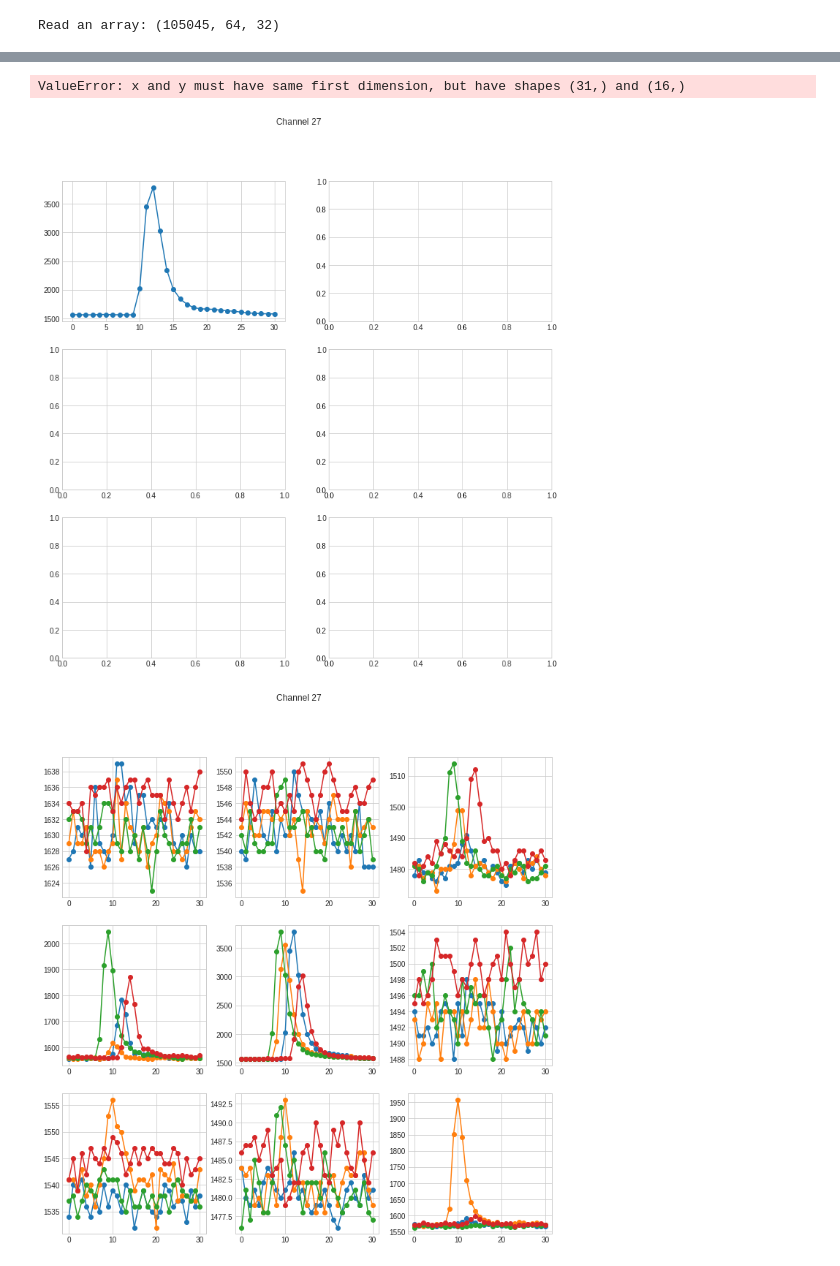
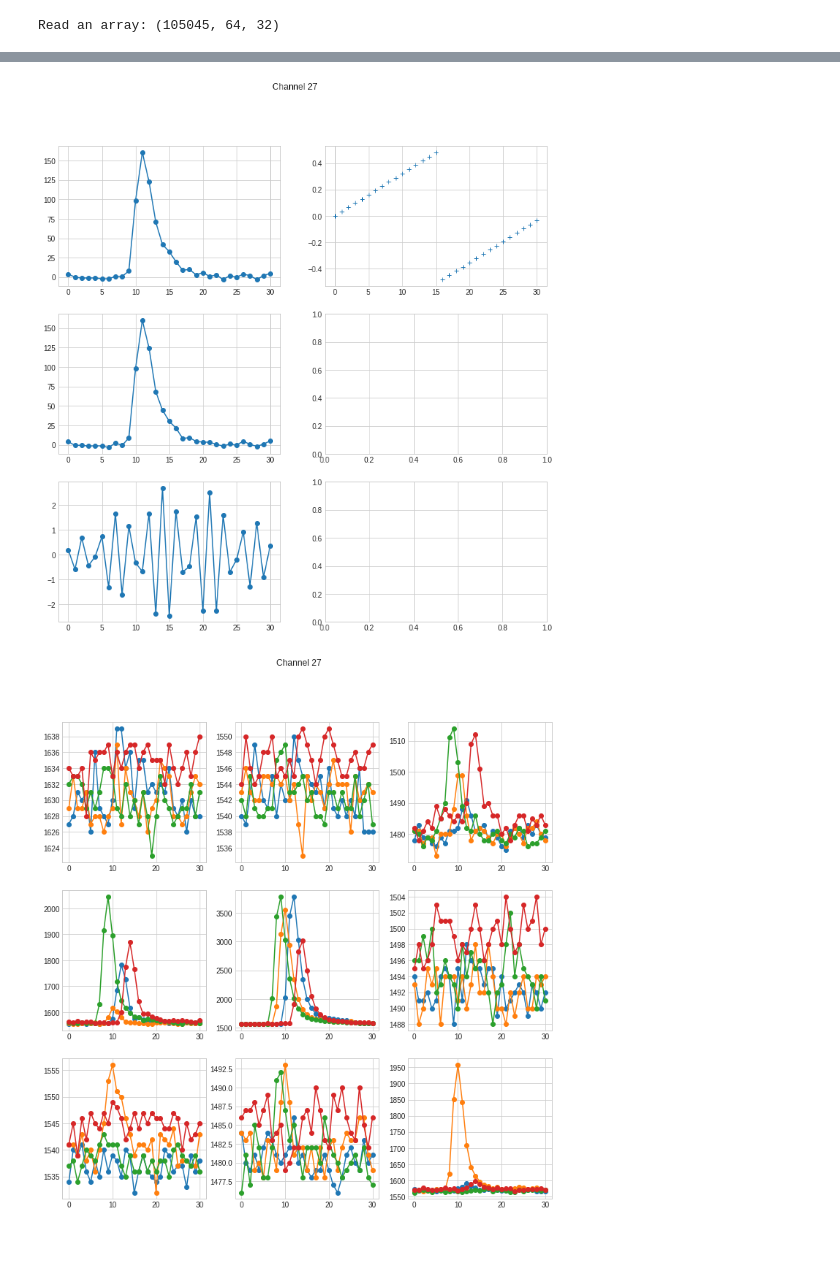
Before and after one commit to regmi-sijan/ml4cal, a Jupyter notebook: testbeam/fft.ipynb, the cells around one changed output, grey strips where cells are left out. Cells and saved outputs as stored; diff of their text form; code cells hidden in the pictures.

```diff
--- a/testbeam/fft.ipynb
+++ b/testbeam/fft.ipynb
@@ -35,45 +35,55 @@ import  matplotlib.pyplot as plt
 from matplotlib import cm
 
 channel = w.value
-x = np.linspace(0, 31, 31, endpoint=False) # print('Linspace:', x)
+x = np.linspace(0, 31, 31, endpoint=False)
+xf= np.linspace(0, 16, 16, endpoint=False)
+
+# print('Linspace:', x)
 x2 = np.linspace(0, 60, 60, endpoint=False) # print('Linspace:', x)
 plt.style.use('seaborn-whitegrid')
 plt.rcParams["figure.figsize"] = (10,10)
 
 x1 = np.linspace(0, 30, 300, endpoint=False)
 
 first   = True
 cnt     = 0
 
 (fig, panels) = plt.subplots(3,2)
 
 fig.set_size_inches(12.0, 12.0)
 fig.suptitle(f'''Channel {channel}''')
 
 for i in range(0,1000):
     wave        =   X[i][channel][:31] #     print(wave.size)
     pedestal    =   np.average(wave[0:5]) # print(wave) print(pedestal)
     std         =   np.std(wave[0:5])
 
     if(pedestal>1700 or std>7): continue
+    # maxindex    =   np.argmax(wave)
     maxindex    =   np.argmax(wave[2:20])
-    maxval      =   wave[maxindex]
+    maxval      =   wave[maxindex+2] - pedestal
 
-    if maxval > 1700:
-        panels[0][0].plot(x, wave, 'o', linestyle='solid')
+    if maxval>30 and maxval<300:
+        # print(wave[maxindex+2], maxval, pedestal, maxindex+2, std)
+        panels[0][0].plot(x, wave-pedestal, 'o', linestyle='solid')
+        # print(wave)
+
+        freq = np.fft.fftfreq(wave.size)
+        panels[0][1].plot(x, freq, '+')
 
         ft = np.fft.rfft(wave)
         # print(ft)
-        freq = np.fft.fftfreq(wave.size)
-        panels[0][1].plot(freq, ft, '+')
-        #wave_rec = np.fft.irfft(ft)
-        #panels[1][0].plot(x2, wave_rec, 'o', linestyle='solid')
+        ft[13:15]=0
+        # ft[15]=0
+        wave_rec = np.fft.irfft(ft, 31)
+        #print(wave-wave_rec)
+        panels[1][0].plot(x, wave_rec-pedestal, 'o', linestyle='solid')
+        panels[2][0].plot(x, wave_rec-wave, 'o', linestyle='solid')
 
         cnt+=1
         if cnt==1: break
 # %% [output]
-ValueError: x and y must have same first dimension, but have shapes (31,) and (16,)
-[figure, old version]
+[figure, new version]
 # %%
 import  numpy as np
 import  matplotlib.pyplot as plt
```
Also changed, not shown: 2 other files.
